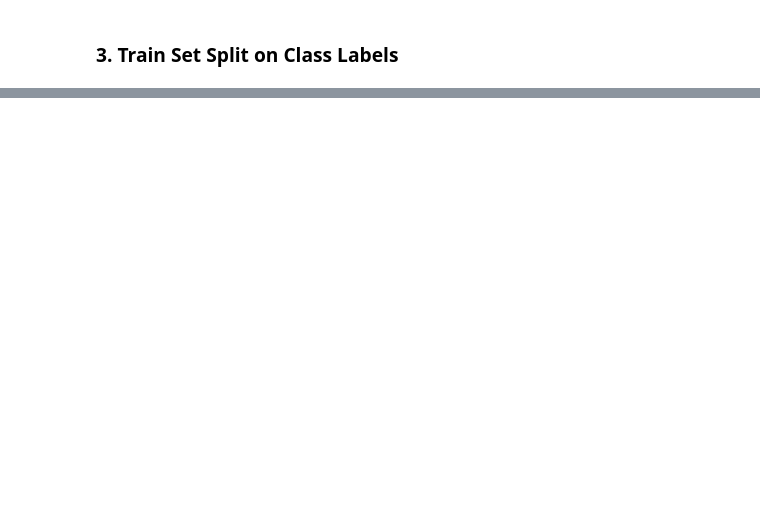
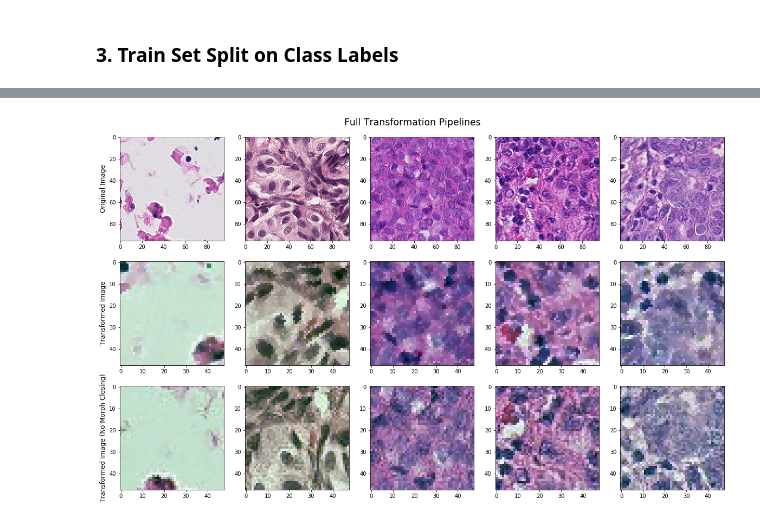
Before and after one commit to aramuk/histopathology, a Jupyter notebook: notebooks/visualization.ipynb, the cells around one changed output, grey strips where cells are left out. Cells and saved outputs as stored; diff of their text form; code cells hidden in the pictures; blank space fills up the shorter version.

```diff
--- a/notebooks/visualization.ipynb
+++ b/notebooks/visualization.ipynb
@@ -213,0 +193,18 @@ plt.savefig('../figures/5_images_of_each_class.png')
+# %%
+rgb_means = [0.70025474, 0.54378763, 0.6961546]
+rgb_stds = [0.23917262, 0.28227101, 0.2156419]
+# %%
+transform_image = transforms.Compose([
+    hcd.transforms.ToClosed(),
+    transforms.RandomRotation(90),
+    transforms.CenterCrop(48),
+    transforms.ToTensor(),
+    hcd.transforms.ToNormalized(rgb_means, rgb_stds)
+])
+
+transform_image_no_morph = transforms.Compose([
+    transforms.RandomRotation(90),
+    transforms.CenterCrop(48),
+    transforms.ToTensor(),
+    hcd.transforms.ToNormalized(rgb_means, rgb_stds)
+])
@@ -213,0 +224,17 @@ plt.savefig('../figures/5_images_of_each_class.png')
+# %%
+fig, ax = plt.subplots(3, 5, figsize=(20, 12))
+fig.suptitle('Full Transformation Pipelines', size='xx-large', y=0.92)
+for i in range(5):
+    ax[0, i].imshow(pcam_dataset[i])
+    T1 = transform_image(pcam_dataset[i])
+    T1 = (T1 + T1.min().abs())/(T1.max() - T1.min())
+    ax[1, i].imshow(T1.permute(1, 2, 0).numpy())
+    T2 = transform_image_no_morph(pcam_dataset[i])
+    T2 = (T2 + T2.min().abs())/(T2.max() - T2.min())
+    ax[2, i].imshow(T2.permute(1, 2, 0).numpy())
+ax[0,0].set_ylabel(f'Original Image', size='large')
+ax[1,0].set_ylabel(f'Transformed Image', size='large')
+ax[2,0].set_ylabel(f'Transformed Image (No Morph Closing)', size='large')
+plt.savefig('../figures/full_transform_comparison.png')
+# %% [output]
+[figure, added]
```
Also changed, not shown: parts of 10 cells of this notebook, 3 other files.
